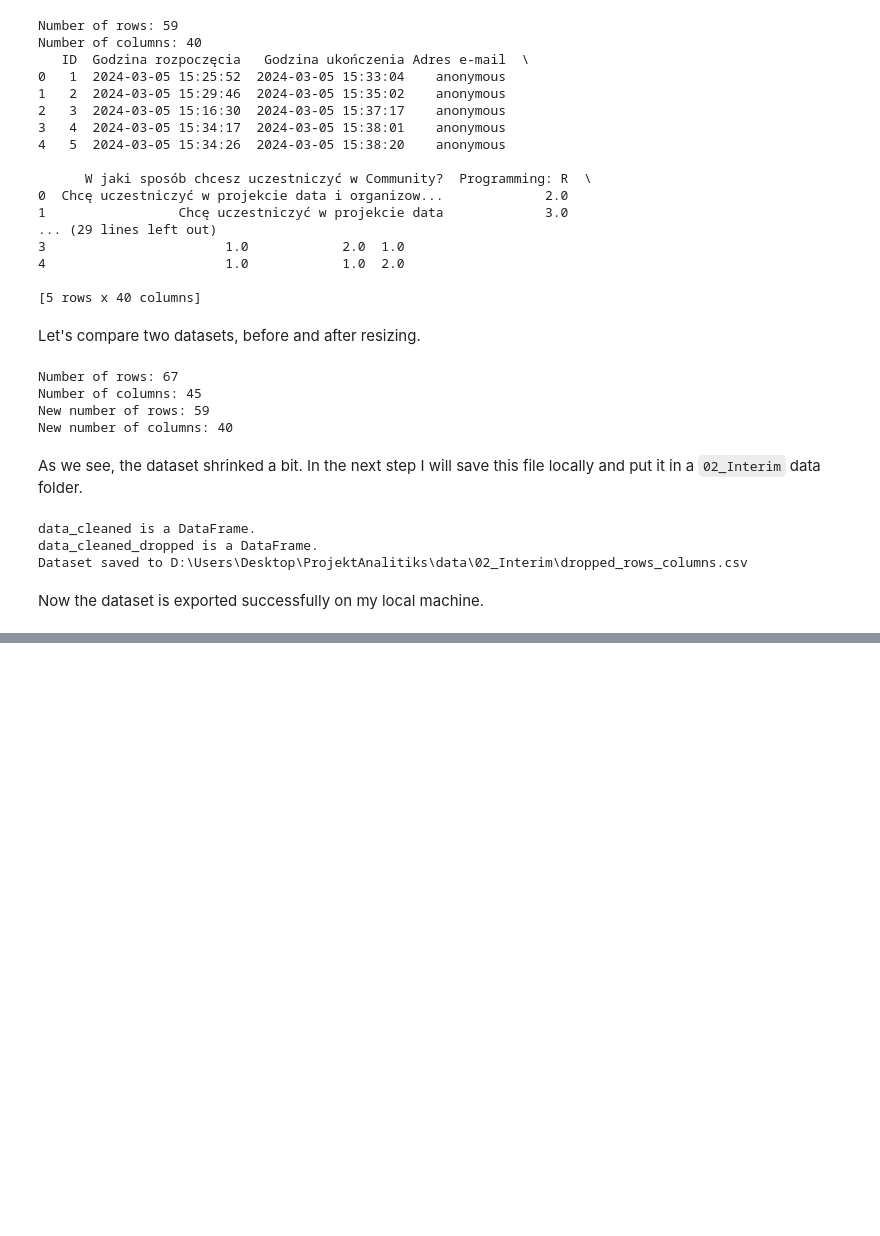
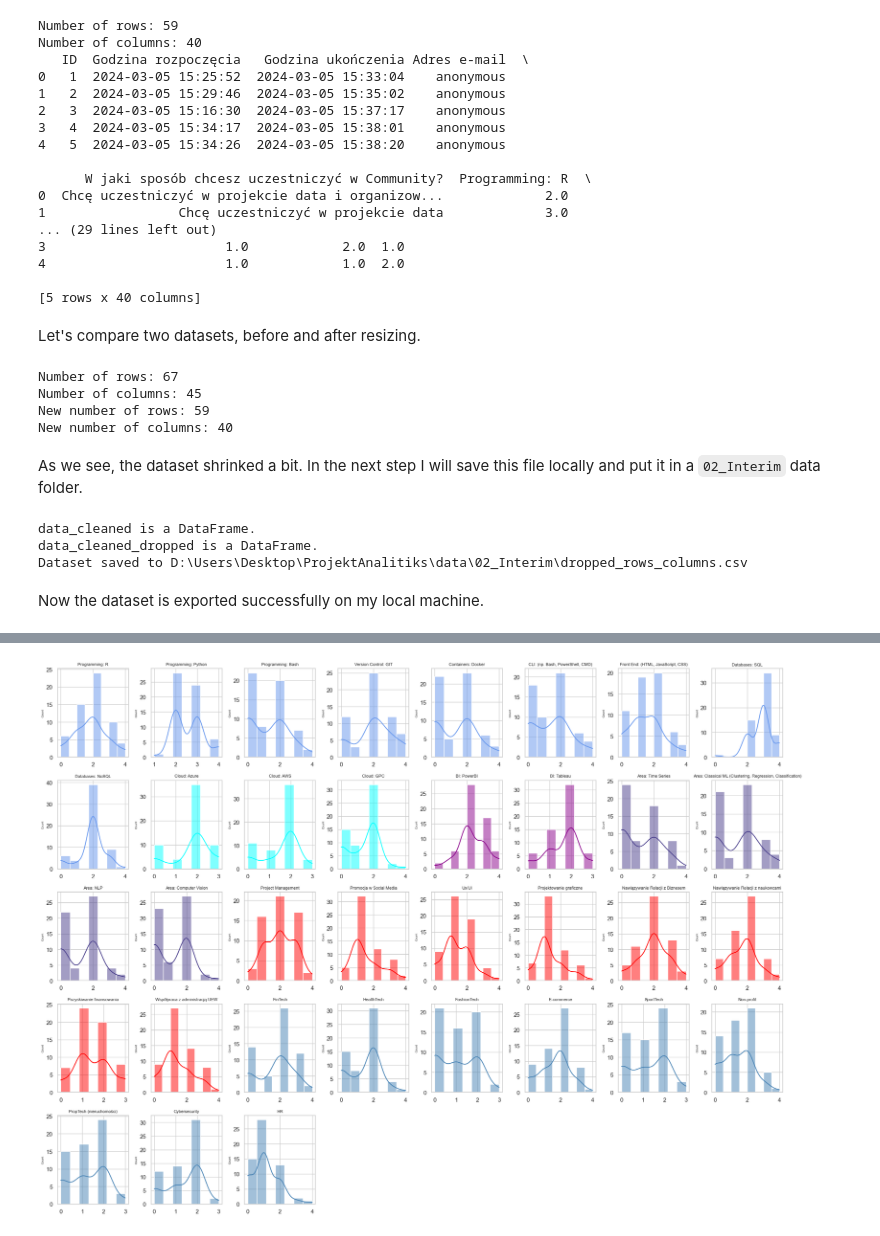
Before and after one commit to cropsini2137/HR-Data-Analytics, a Jupyter notebook: notebooks/projekt.ipynb, the cells around one changed output, grey strips where cells are left out. Cells and saved outputs as stored; diff of their text form; code cells hidden in the pictures; blank space fills up the shorter version.

```diff
--- a/notebooks/projekt.ipynb
+++ b/notebooks/projekt.ipynb
@@ -388,0 +395,12 @@ Now the dataset is exported successfully on my local machine.
+# %%
+# Importing necessary libraries
+import pandas as pd
+import numpy as np
+import matplotlib.pyplot as plt
+import seaborn as sns
+import warnings as wr
+wr.filterwarnings('ignore')
+
+# Loading the dataset
+file_path = r'D:\Users\Desktop\ProjektAnalitiks\data\02_Interim\dropped_rows_columns.csv'
+cleaned = pd.read_csv(file_path)
@@ -388,0 +469,55 @@ Now the dataset is exported successfully on my local machine.
+# %%
+import matplotlib.pyplot as plt
+import seaborn as sns
+
+# Define the groups for different skill types
+hard_skills = ['Programming: R', 'Programming: Python', 'Programming: Bash', 'Databases: SQL', 'Databases: NoSQL', 'Version Control: GIT', 'Containers: Docker', 'CLI: (np. Bash, PowerShell, CMD)', 'Front End: (HTML, JavaScript, CSS)']
+bi = ['BI: Power BI', 'BI: Tableau']
+ml = ['Area: Classical ML (Clustering, Regression, Classification)', 'Area: Time Series', 'Area: NLP', 'Area: Computer Vision']
+cloud = ['Cloud: Azure', 'Cloud: AWS', 'Cloud: GPC']
+soft_skills = ['Project Management', 'Promocja w Social Media', 'Ux/Ui', 'Projektowanie graficzne', 'Nawiązywanie Relacji z Biznesem', 'Nawiązywanie Relacji z naukowcami', 'Pozyskiwanie finansowania', 'Współpraca z administracją UEW']
+
+# Assign colors to different groups
+colors = {
+    'Programming: R': 'cornflowerblue',
+    'Programming: Python': 'cornflowerblue',
+    'Programming: Bash': 'cornflowerblue',
+    'Databases: SQL': 'cornflowerblue',
+    'Databases: NoSQL': 'cornflowerblue',
+    'Version Control: GIT': 'cornflowerblue',
+    'Containers: Docker': 'cornflowerblue',
+    'CLI: (np. Bash, PowerShell, CMD)': 'cornflowerblue',
+    'Front End: (HTML, JavaScript, CSS)': 'cornflowerblue',
+    'Area: Classical ML (Clustering, Regression, Classification)': 'darkslateblue',
+    'Area: Time Series': 'darkslateblue',
+    'Area: NLP': 'darkslateblue',
+    'Area: Computer Vision': 'darkslateblue',
+    'BI: PowerBI': 'darkmagenta',
+    'BI: Tableau': 'darkmagenta',
+    'Cloud: Azure': 'cyan',
+    'Cloud: AWS': 'cyan',
+    'Cloud: GPC': 'cyan',
+    'Project Management': 'red',
+    'Promocja w Social Media': 'red',
+    'Ux/Ui': 'red',
+    'Projektowanie graficzne': 'red',
+    'Nawiązywanie Relacji z Biznesem': 'red',
+    'Nawiązywanie Relacji z naukowcami': 'red',
+    'Pozyskiwanie finansowania': 'red',
+    'Współpraca z administracją UEW': 'red'
+    ''
+}
+
+# Plotting histograms for numerical variables without the 'ID' column and grouping by skill types with colors
+plt.figure(figsize=(20, 15))
+for i, col in enumerate(numerical_cols_no_id, 1):
+    plt.subplot(5, 8, i)
+    color = colors[col] if col in colors else 'steelblue'  # Default color for ungrouped columns
+    sns.histplot(cleaned[col], kde=True, color=color)
+    plt.title(col, fontsize=8)
+    plt.xlabel('')
+    plt.ylabel('Count', fontsize=6)
+plt.tight_layout()
+plt.show()
+# %% [output]
+[figure, added]
```
Also changed, not shown: parts of 15 cells of this notebook.
